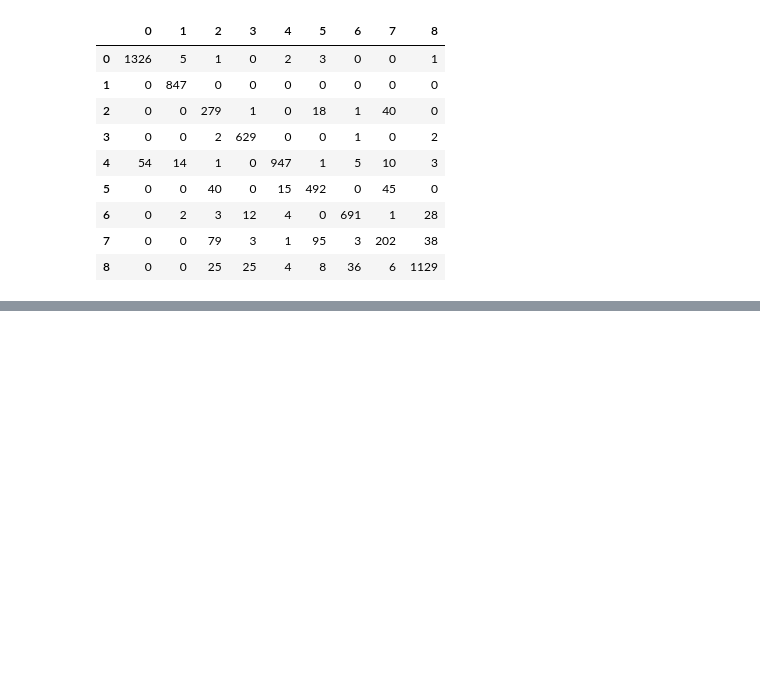
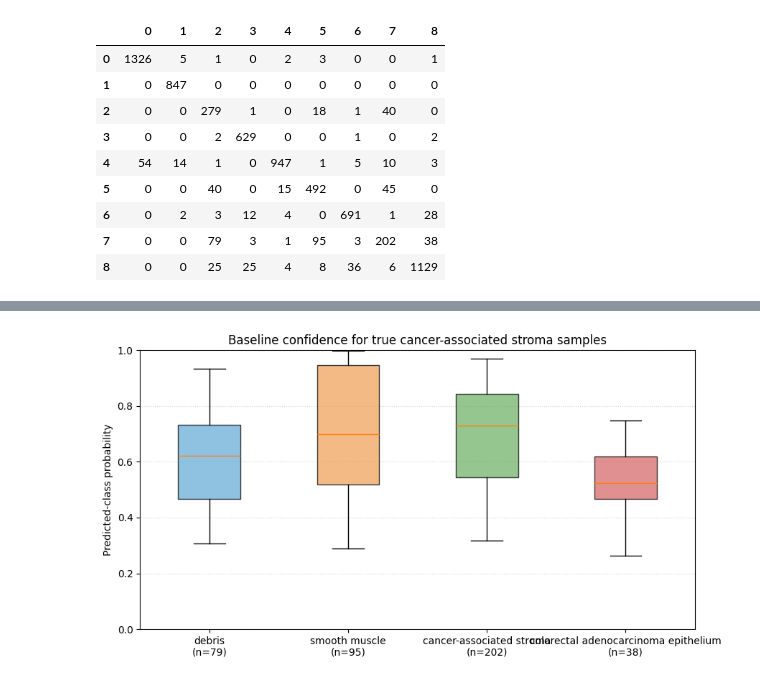
Before and after one commit to nickzerjeski/pathmnist-classification-improvement, a Jupyter notebook: notebooks/baseline.ipynb, the cells around one changed output, grey strips where cells are left out. Cells and saved outputs as stored; diff of their text form; code cells hidden in the pictures; blank space fills up the shorter version.

```diff
--- a/notebooks/baseline.ipynb
+++ b/notebooks/baseline.ipynb
@@ -52,0 +205,18 @@ pd.DataFrame(test['confusion_matrix'])
+# %%
+confidence_rows = []
+for pred_class in relevant_classes:
+    mask = (y_true == STROMA) & (y_pred == pred_class)
+    if not np.any(mask):
+        continue
+    confidence_rows.append({
+        'true_class': class_names[STROMA],
+        'predicted_class': class_names[pred_class],
+        'n': int(mask.sum()),
+        'mean_predicted_probability': float(y_conf[mask].mean()),
+        'median_predicted_probability': float(np.median(y_conf[mask])),
+        'mean_stroma_probability': float(y_prob[mask, STROMA].mean()),
+        'mean_cancer_probability': float(y_prob[mask, CANCER].mean()),
+    })
+
+confidence_table = pd.DataFrame(confidence_rows)
+confidence_table
@@ -52,0 +229,24 @@ pd.DataFrame(test['confusion_matrix'])
+# %%
+plot_data = []
+plot_labels = []
+for pred_class in relevant_classes:
+    mask = (y_true == STROMA) & (y_pred == pred_class)
+    if np.any(mask):
+        plot_data.append(y_conf[mask])
+        plot_labels.append(f'{short_names[pred_class]}\n(n={mask.sum()})')
+
+fig, ax = plt.subplots(figsize=(9, 4.8))
+box = ax.boxplot(plot_data, tick_labels=plot_labels, patch_artist=True, showfliers=False)
+for patch, color in zip(box['boxes'], ['#6aaed6', '#f0a35e', '#72b36a', '#d66b6b']):
+    patch.set_facecolor(color)
+    patch.set_alpha(0.75)
+
+ax.set_ylabel('Predicted-class probability')
+ax.set_ylim(0, 1)
+ax.set_title('Baseline confidence for true cancer-associated stroma samples')
+ax.grid(axis='y', linestyle=':', alpha=0.5)
+fig.tight_layout()
+fig.savefig(FIGURE_DIR / 'baseline_stroma_confidence.svg', bbox_inches='tight')
+plt.show()
+# %% [output]
+[figure, added]
```
Also changed, not shown: parts of 18 cells of this notebook, 13 other files.
